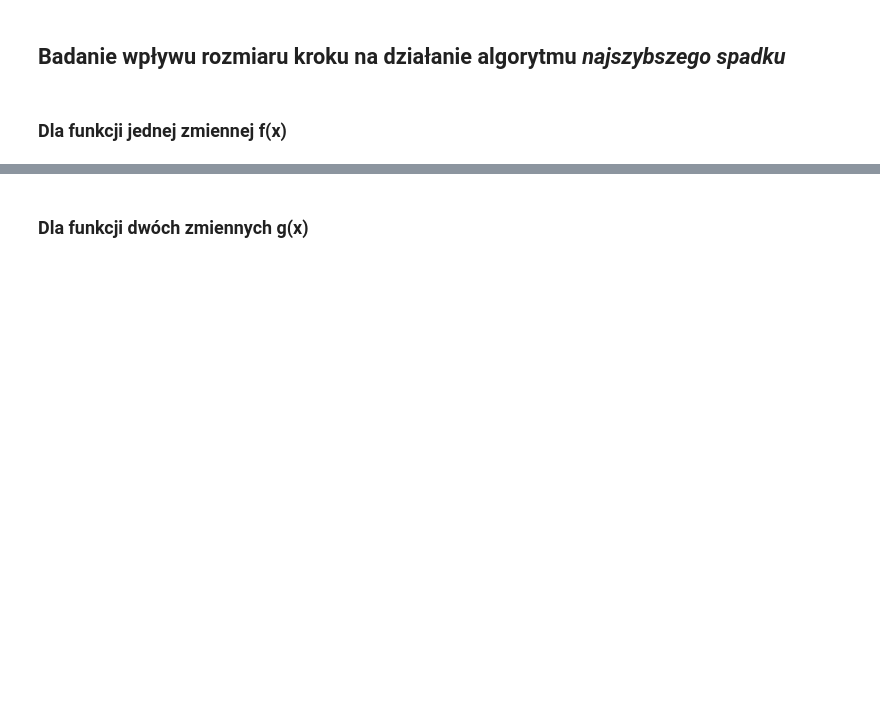
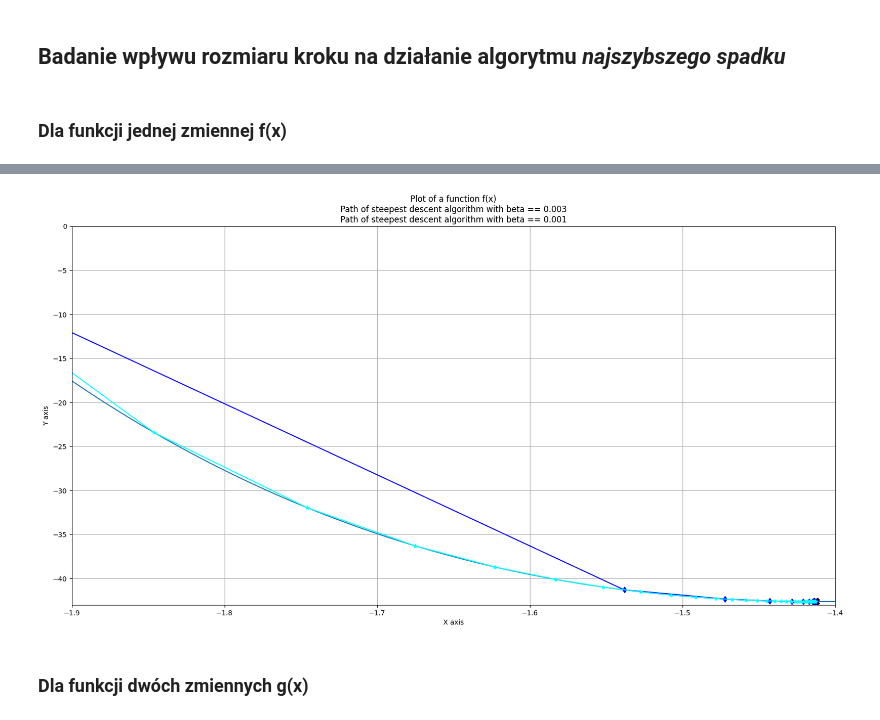
Before and after one commit to goshakowska/AI_steepest_decent, a Jupyter notebook: WSI_LAB1.ipynb, the cells around one changed output, grey strips where cells are left out. Drawn from its saved outputs; the diff is of its cells as text; code cells hidden in the pictures; blank space fills up the shorter version.

```diff
--- a/WSI_LAB1.ipynb
+++ b/WSI_LAB1.ipynb
@@ -296,2 +333,27 @@ plt.show()
+# %%
+fig, ax = plt.subplots()
+
+ax.plot(x_values, y_values)
+
+ax.set(xlabel='X axis', ylabel='Y axis',
+       title='Plot of a function f(x)\nPath of steepest descent algorithm with beta == 0.003\nPath of steepest descent algorithm with beta == 0.001')
+ax.grid()
+
+plt.xlim([-1.9, -1.4])
+plt.ylim([-43, 0])
+
+
+path_to_minimum_5 = ax.plot(analysed_graph_points_2d_5, [f_function(x) for x in analysed_graph_points_2d_5],  marker="d",  c="blue")
+marked_minimum_5 = ax.scatter(x_minimum_2d_5, f_function(x_minimum_2d_5), marker="X", c="black", label="Global minimum", s=100)
+
+path_to_minimum_6 = ax.plot(analysed_graph_points_2d_6, [f_function(x) for x in analysed_graph_points_2d_6],  marker="*",  c="cyan")
+marked_minimum_6 = ax.scatter(x_minimum_2d_6, f_function(x_minimum_2d_6), marker="X", c="black", label="Global minimum", s=100)
+# ax = plt.annotate('Minimum', xy =(x_minimum_2d_5, f_function(x_minimum_2d_5)), xytext =(-1.42, -42.40), arrowprops = dict(facecolor ='black'))
+
+
+
+plt.show()
+# %% [output]
+[figure, added]
 # %% [markdown]
 ### Dla funkcji dwóch zmiennych g(x)
```
Also changed, not shown: parts of 9 cells of this notebook.
